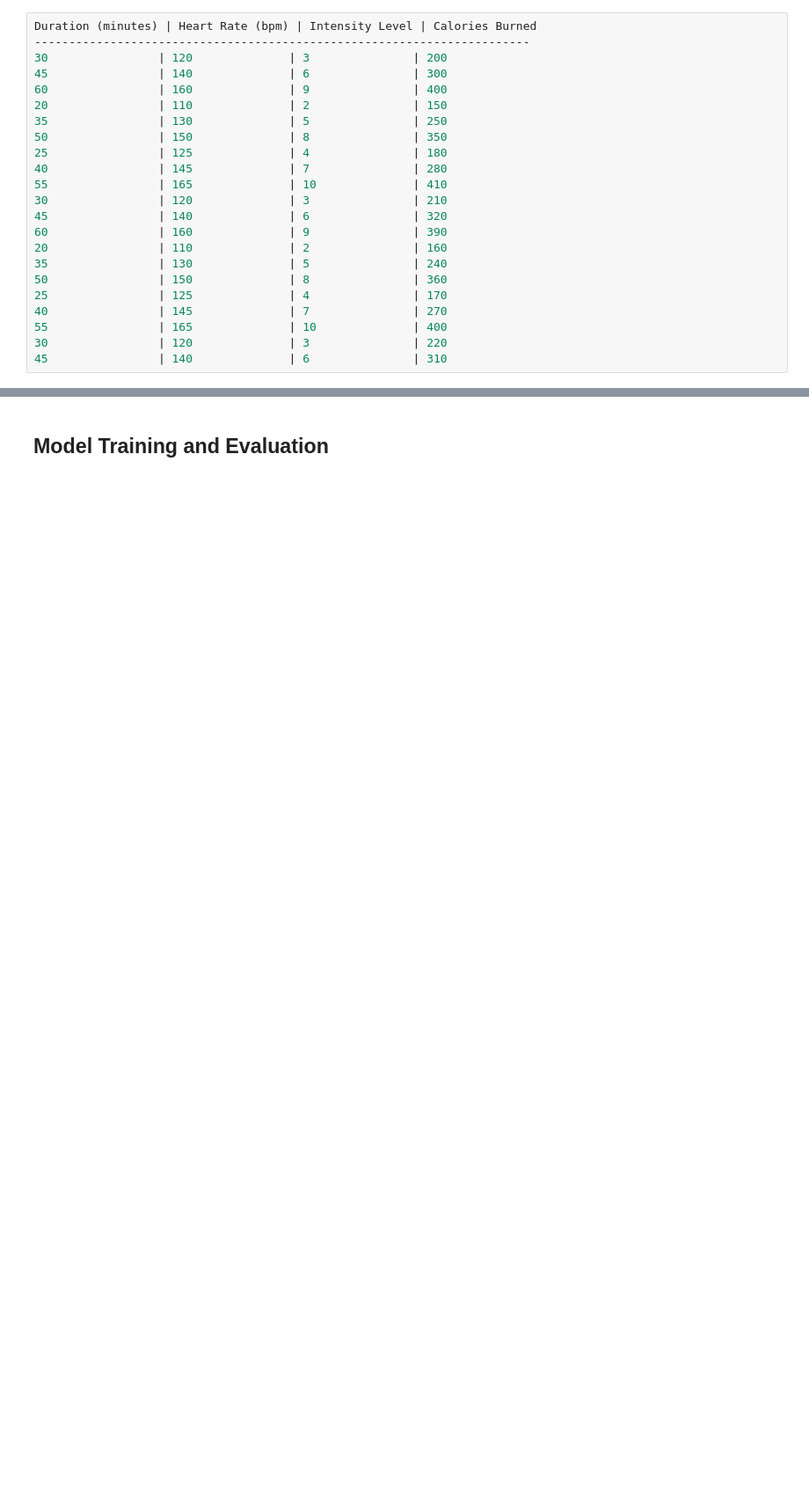
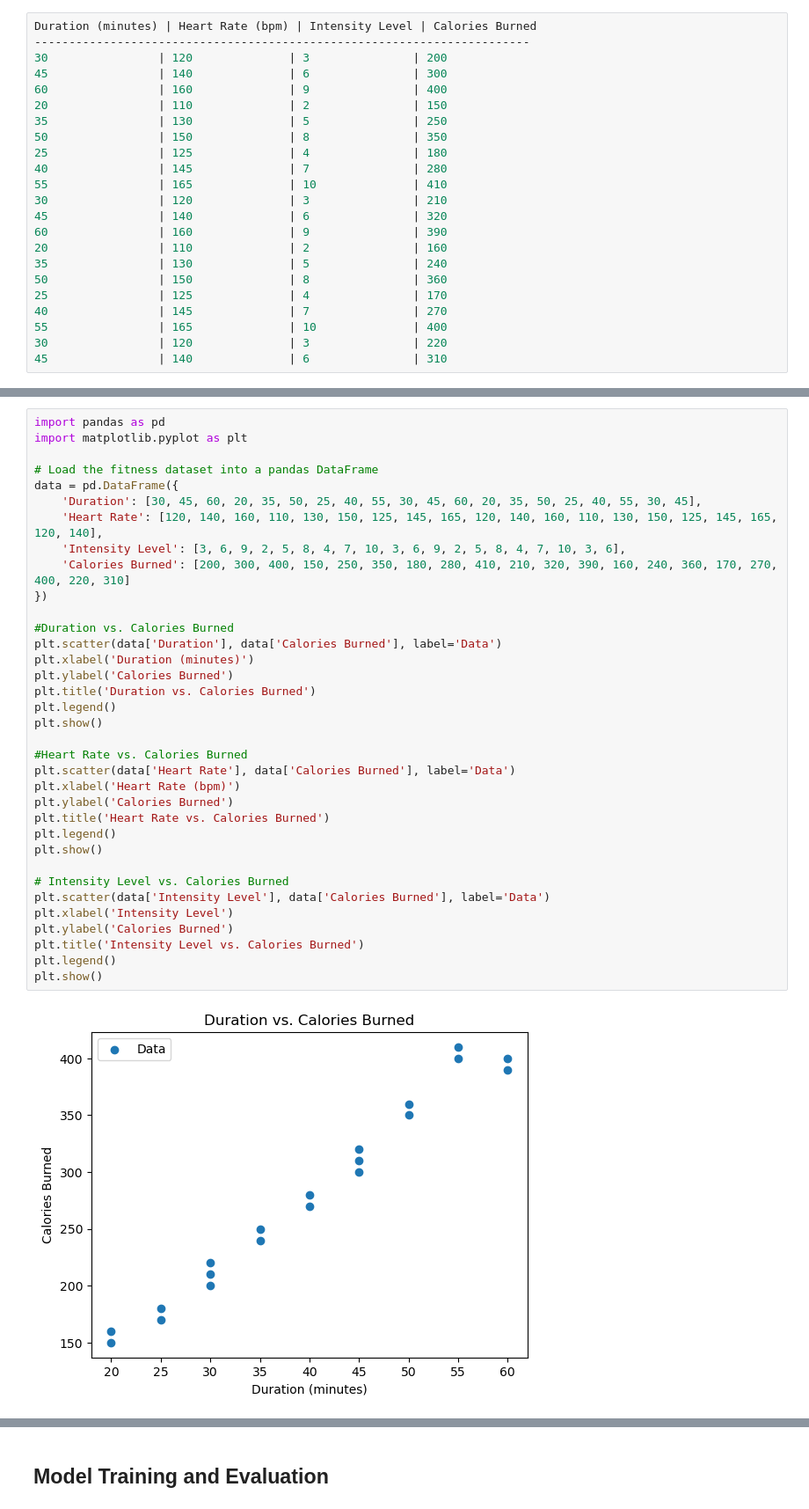
Before and after one commit to tanishapatil1234/test-fastpage-tp, a Jupyter notebook: _notebooks/2023-07-05-MLLesson.ipynb, the cells around one changed output, grey strips where cells are left out. Shown: that part at 88% size. Drawn from its saved outputs; the diff is of its cells as text; blank space fills up the shorter version.

Commit message:
fitness ML modifications-  chatgpt feedback

```diff
--- a/_notebooks/2023-07-05-MLLesson.ipynb
+++ b/_notebooks/2023-07-05-MLLesson.ipynb
@@ -44,0 +55,37 @@ The dependent variable, Calories Burned, is the target variable the model will a
+# %%
+import pandas as pd
+import matplotlib.pyplot as plt
+
+# Load the fitness dataset into a pandas DataFrame
+data = pd.DataFrame({
+    'Duration': [30, 45, 60, 20, 35, 50, 25, 40, 55, 30, 45, 60, 20, 35, 50, 25, 40, 55, 30, 45],
+    'Heart Rate': [120, 140, 160, 110, 130, 150, 125, 145, 165, 120, 140, 160, 110, 130, 150, 125, 145, 165, 120, 140],
+    'Intensity Level': [3, 6, 9, 2, 5, 8, 4, 7, 10, 3, 6, 9, 2, 5, 8, 4, 7, 10, 3, 6],
+    'Calories Burned': [200, 300, 400, 150, 250, 350, 180, 280, 410, 210, 320, 390, 160, 240, 360, 170, 270, 400, 220, 310]
+})
+
+#Duration vs. Calories Burned
+plt.scatter(data['Duration'], data['Calories Burned'], label='Data')
+plt.xlabel('Duration (minutes)')
+plt.ylabel('Calories Burned')
+plt.title('Duration vs. Calories Burned')
+plt.legend()
+plt.show()
+
+#Heart Rate vs. Calories Burned
+plt.scatter(data['Heart Rate'], data['Calories Burned'], label='Data')
+plt.xlabel('Heart Rate (bpm)')
+plt.ylabel('Calories Burned')
+plt.title('Heart Rate vs. Calories Burned')
+plt.legend()
+plt.show()
+
+# Intensity Level vs. Calories Burned
+plt.scatter(data['Intensity Level'], data['Calories Burned'], label='Data')
+plt.xlabel('Intensity Level')
+plt.ylabel('Calories Burned')
+plt.title('Intensity Level vs. Calories Burned')
+plt.legend()
+plt.show()
+# %% [output]
+[figure, added]
```
Also changed, not shown: parts of 7 cells of this notebook.
